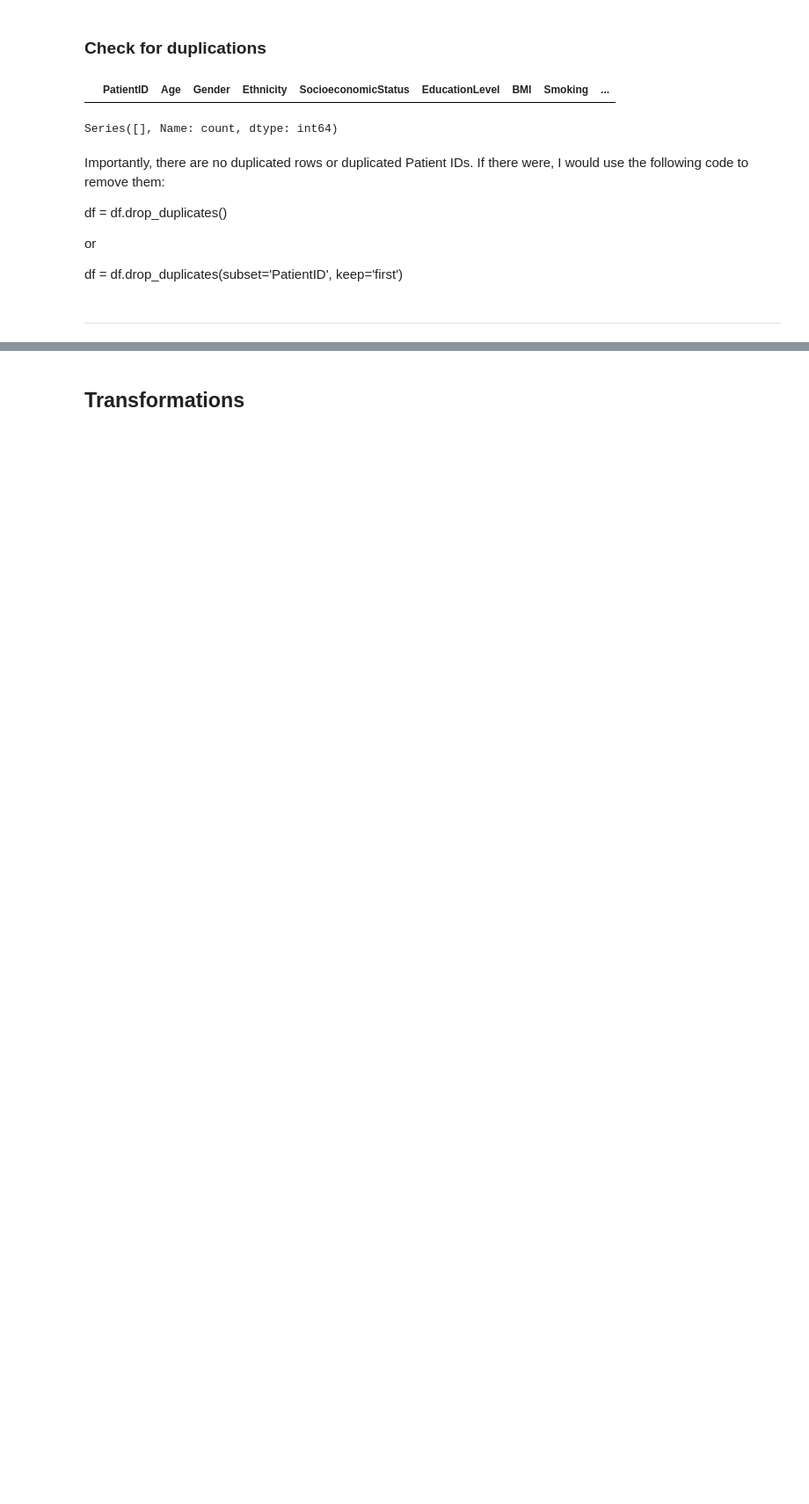
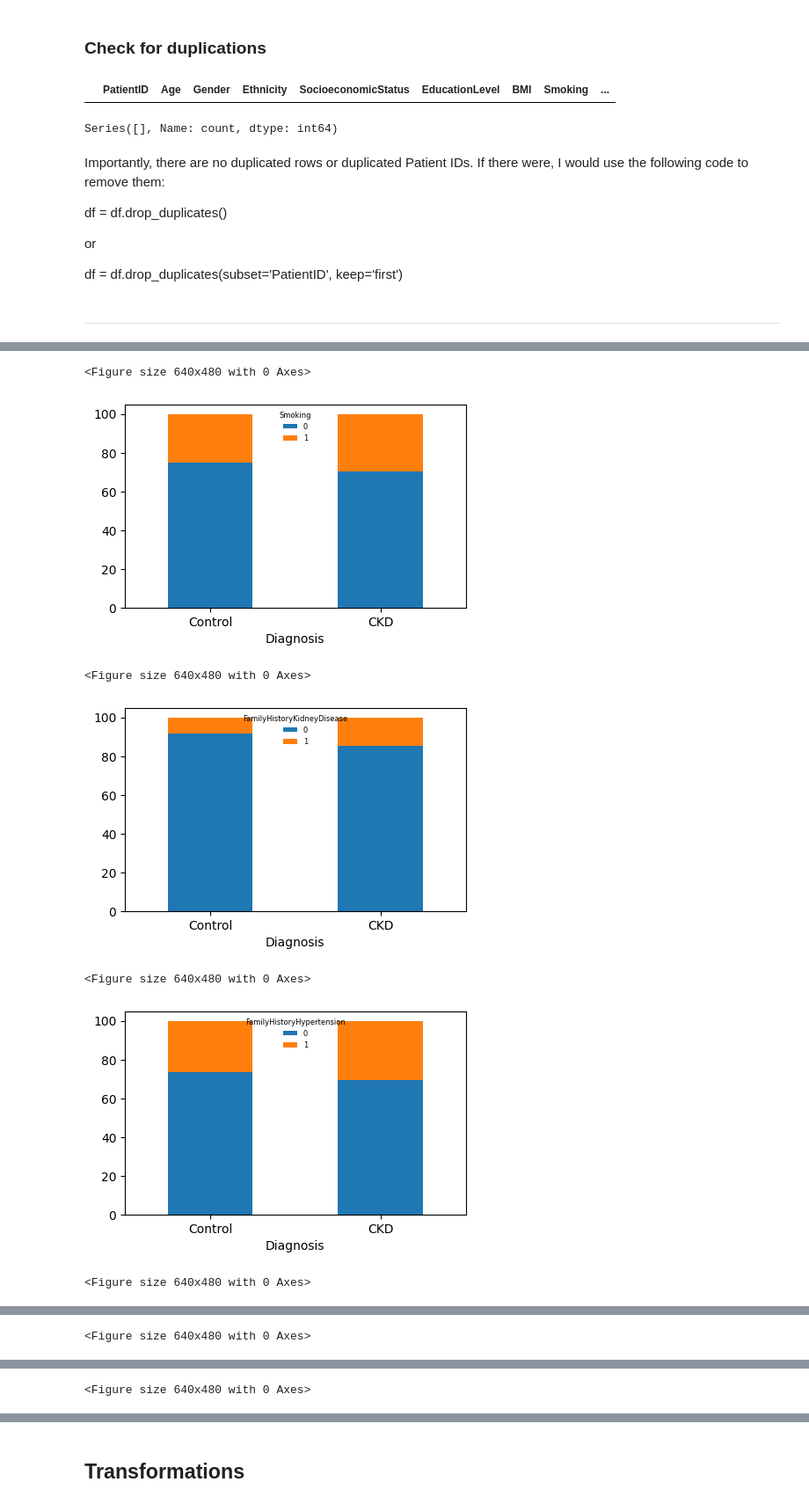
Before and after one commit to Sonya-J00/Chronic_Kidney_Disease, a Jupyter notebook: jupyter_notebooks/ETL.ipynb, the cells around one changed output, grey strips where cells are left out. Shown at 88% size. Drawn from its saved outputs; the diff is of its cells as text; code cells hidden in the pictures; blank space fills up the shorter version.

```diff
--- a/jupyter_notebooks/ETL.ipynb
+++ b/jupyter_notebooks/ETL.ipynb
@@ -206,0 +264,26 @@ df = df.drop_duplicates(subset='PatientID', keep='first')
+# %%
+exclude_cols = ['Diagnosis', 'PatientID', 'Age', 'Gender', 'Ethnicity', 'SocioeconomicStatus', 'EducationLevel', 'SystolicBP', 'DiastolicBP']  # columns to skip
+int_cols = [c for c in df.select_dtypes(include='int').columns if c not in exclude_cols]
+
+for col in int_cols:
+    plt.figure()
+    (
+        df.groupby(['Diagnosis', col])
+        .size()
+        .unstack()
+        .apply(lambda x: x / x.sum() * 100, axis=1)
+        .plot(kind='bar', stacked=True, figsize=(5, 3))
+    )
+
+    plt.legend(title=col, fontsize=6, title_fontsize=6, loc='upper center', framealpha=0)
+    plt.gca().set_xticklabels(['Control', 'CKD'])
+    plt.xticks(fontsize=10, rotation=0)
+    plt.show()
+# %% [output]
+<Figure size 640x480 with 0 Axes>
+[figure, added]
+<Figure size 640x480 with 0 Axes>
+[figure, added]
+<Figure size 640x480 with 0 Axes>
+[figure, added]
+<Figure size 640x480 with 0 Axes>
@@ -206,0 +291 @@ df = df.drop_duplicates(subset='PatientID', keep='first')
+<Figure size 640x480 with 0 Axes>
@@ -206,0 +293 @@ df = df.drop_duplicates(subset='PatientID', keep='first')
+<Figure size 640x480 with 0 Axes>
```
Also changed, not shown: parts of 21 cells of this notebook.
